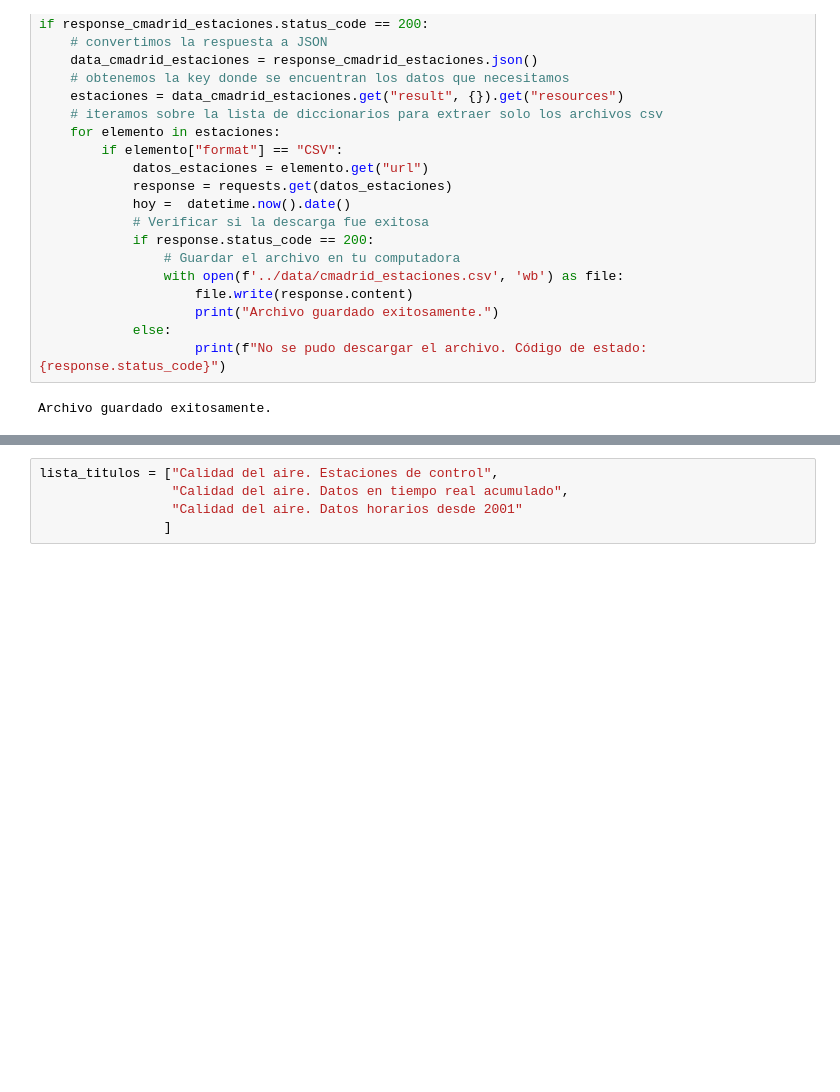
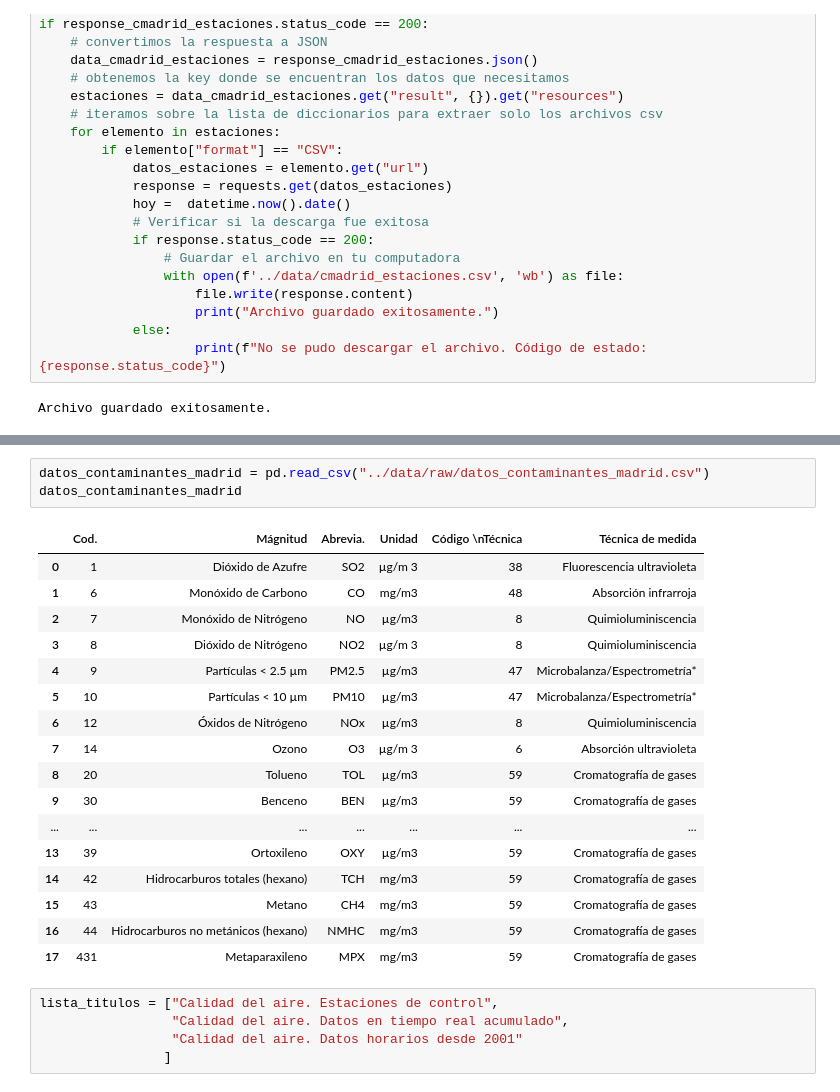
Before and after one commit to MartaM1206/proyecto_final, a Jupyter notebook: notebooks/extract.ipynb, the cells around one changed output, grey strips where cells are left out. Saved outputs shown, nothing was run; the diff lists cells and outputs as text; blank space fills up the shorter version.

```diff
--- a/notebooks/extract.ipynb
+++ b/notebooks/extract.ipynb
@@ -171,3 +181,24 @@ datos_contaminantes
+# %%
+datos_contaminantes_madrid = pd.read_csv("../data/raw/datos_contaminantes_madrid.csv")
+datos_contaminantes_madrid
+# %% [output]
+|  | Cod. | Mágnitud | Abrevia. | Unidad | Código \nTécnica | Técnica de medida |
+| 0 | 1 | Dióxido de Azufre | SO2 | µg/m 3 | 38 | Fluorescencia ultravioleta |
+| 1 | 6 | Monóxido de Carbono | CO | mg/m3 | 48 | Absorción infrarroja |
+| 2 | 7 | Monóxido de Nitrógeno | NO | µg/m3 | 8 | Quimioluminiscencia |
+| 3 | 8 | Dióxido de Nitrógeno | NO2 | µg/m 3 | 8 | Quimioluminiscencia |
+| 4 | 9 | Partículas < 2.5 µm | PM2.5 | µg/m3 | 47 | Microbalanza/Espectrometría* |
+| 5 | 10 | Partículas < 10 µm | PM10 | µg/m3 | 47 | Microbalanza/Espectrometría* |
+| 6 | 12 | Óxidos de Nitrógeno | NOx | µg/m3 | 8 | Quimioluminiscencia |
+| 7 | 14 | Ozono | O3 | µg/m 3 | 6 | Absorción ultravioleta |
+| 8 | 20 | Tolueno | TOL | µg/m3 | 59 | Cromatografía de gases |
+| 9 | 30 | Benceno | BEN | µg/m3 | 59 | Cromatografía de gases |
+| ... | ... | ... | ... | ... | ... | ... |
+| 13 | 39 | Ortoxileno | OXY | µg/m3 | 59 | Cromatografía de gases |
+| 14 | 42 | Hidrocarburos totales (hexano) | TCH | mg/m3 | 59 | Cromatografía de gases |
+| 15 | 43 | Metano | CH4 | mg/m3 | 59 | Cromatografía de gases |
+| 16 | 44 | Hidrocarburos no metánicos (hexano) | NMHC | mg/m3 | 59 | Cromatografía de gases |
+| 17 | 431 | Metaparaxileno | MPX | mg/m3 | 59 | Cromatografía de gases |
 # %%
 lista_titulos = ["Calidad del aire. Estaciones de control",
                  "Calidad del aire. Datos en tiempo real acumulado",
```
Also changed, not shown: parts of 3 cells of this notebook, 15 other files.
